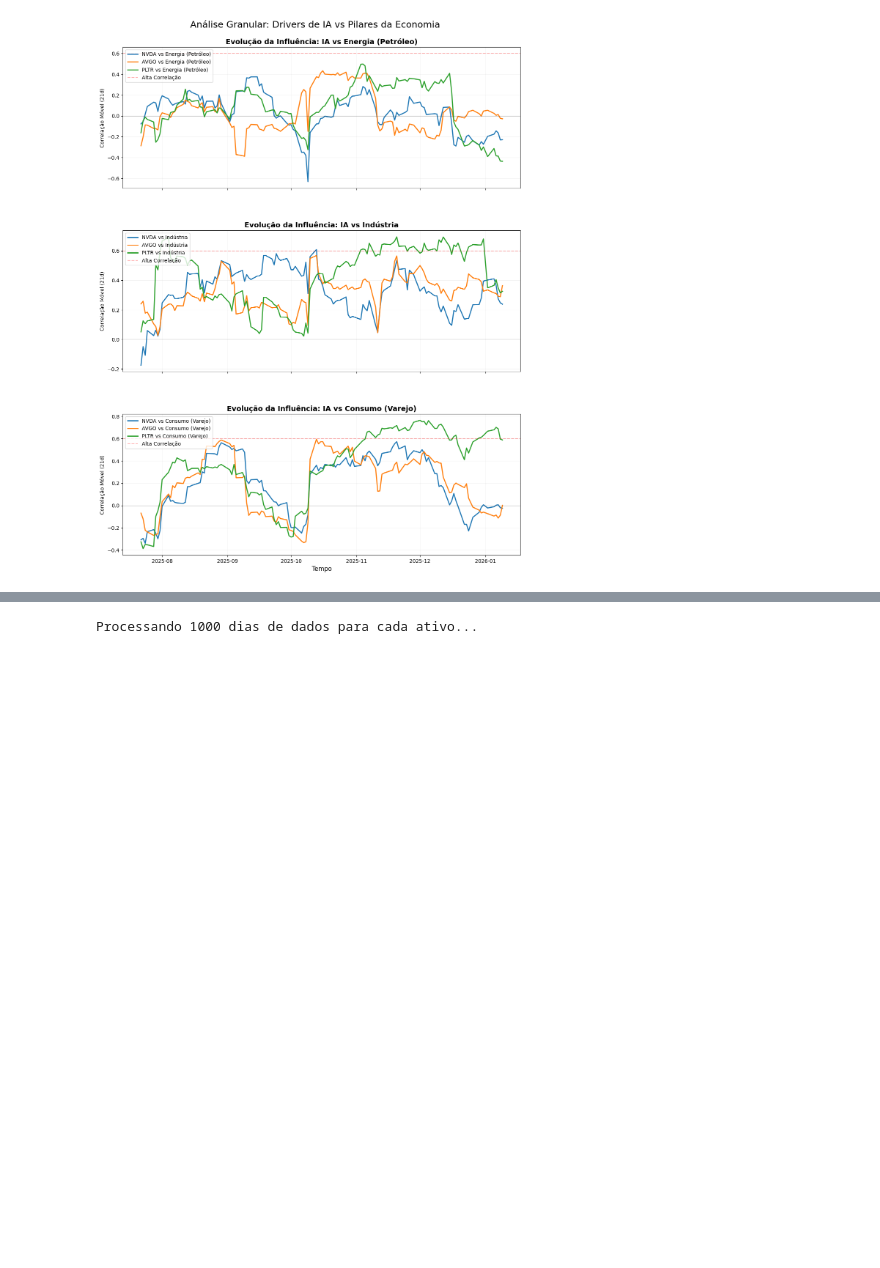
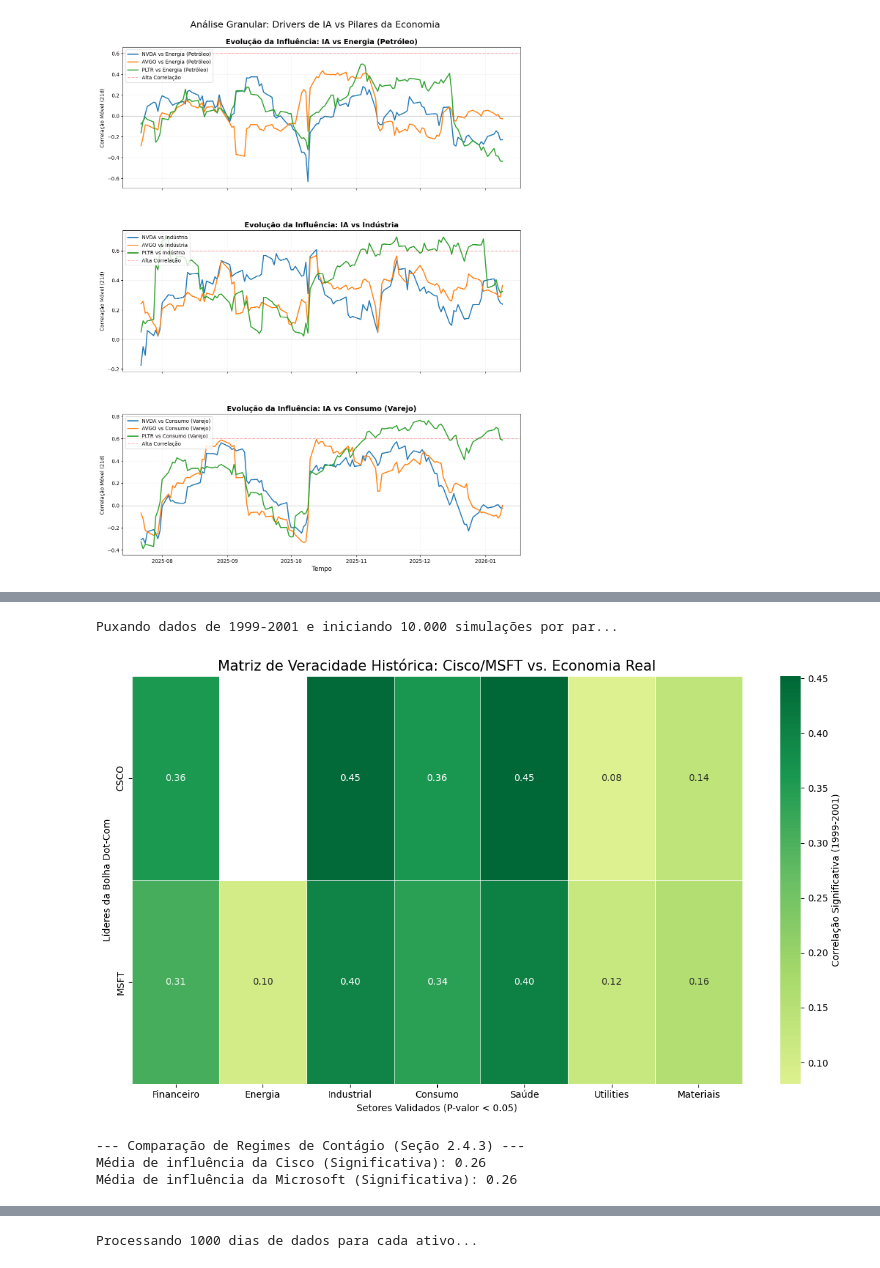
Before and after one commit to GuilhermeMP-prog/Dev.ensinaG4, a Jupyter notebook: main.ipynb, the cells around one changed output, grey strips where cells are left out. Drawn from its saved outputs; the diff is of its cells as text; code cells hidden in the pictures; blank space fills up the shorter version.

```diff
--- a/main.ipynb
+++ b/main.ipynb
@@ -1858,3 +1936,75 @@ Influência média da Microsoft nos setores: 0.26
+# %%
+import yfinance as yf
+import pandas as pd
+import numpy as np
+import seaborn as sns
+import matplotlib.pyplot as plt
+
+# --- 1. Setup Histórico (1999-2001) ---
+setores = {
+    "XLF": "Financeiro", "XLE": "Energia", "XLI": "Industrial",
+    "XLY": "Consumo", "XLV": "Saúde", "XLU": "Utilities", "XLB": "Materiais"
+}
+tech_lideres = ["CSCO", "MSFT"]
+todos_tickers = tech_lideres + list(setores.keys())
+
+print("Puxando dados de 1999-2001 e iniciando 10.000 simulações por par...")
+# Período crítico da bolha dot-com
+df_hist = yf.download(todos_tickers, start="1999-01-01", end="2002-01-01", auto_adjust=True, progress=False)['Close']
+returns_hist = df_hist.pct_change().dropna()
+
+# --- 2. Função de Permutação (Validação de Veracidade Histórica) ---
+def get_historical_permutation(s1, s2, n_sims=10000):
+    actual_corr = s1.corr(s2)
+    s2_vals = s2.values
+    count = 0
+    for _ in range(n_sims):
+        shuffled = np.random.permutation(s2_vals)
+        sim_corr = np.corrcoef(s1.values, shuffled)[0, 1]
+        if abs(sim_corr) >= abs(actual_corr):
+            count += 1
+    return actual_corr, count / n_sims
+
+# --- 3. Processamento das Matrizes ---
+corr_list = []
+p_list = []
+
+for tech in tech_lideres:
+    t_corrs = []
+    t_ps = []
+    for sec in setores.keys():
+        r, p = get_historical_permutation(returns_hist[tech], returns_hist[sec])
+        t_corrs.append(r)
+        t_ps.append(p)
+    corr_list.append(t_corrs)
+    p_list.append(t_ps)
+
+df_corr_hist = pd.DataFrame(corr_list, index=tech_lideres, columns=setores.values())
+df_p_hist = pd.DataFrame(p_list, index=tech_lideres, columns=setores.values())
+
+# --- 4. Visualização com Máscara de Significância ---
+plt.figure(figsize=(12, 7))
+mask = df_p_hist > 0.05 # Esconde o que não for significativo
+
+sns.heatmap(df_corr_hist, annot=True, cmap='RdYlGn', center=0, fmt=".2f",
+            linewidths=0.5, mask=mask, cbar_kws={'label': 'Correlação Significativa (1999-2001)'})
+
+plt.title("Matriz de Veracidade Histórica: Cisco/MSFT vs. Economia Real", fontsize=15)
+plt.xlabel("Setores Validados (P-valor < 0.05)")
+plt.ylabel("Líderes da Bolha Dot-Com")
+plt.tight_layout()
+plt.show()
+
+# --- 5. Insight Comparativo para a Tese ---
+print("\n--- Comparação de Regimes de Contágio (Seção 2.4.3) ---")
+print(f"Média de influência da Cisco (Significativa): {df_corr_hist.loc['CSCO'].mean():.2f}")
+print(f"Média de influência da Microsoft (Significativa): {df_corr_hist.loc['MSFT'].mean():.2f}")
+# %% [output]
+Puxando dados de 1999-2001 e iniciando 10.000 simulações por par...
+[figure, added]
+--- Comparação de Regimes de Contágio (Seção 2.4.3) ---
+Média de influência da Cisco (Significativa): 0.26
+Média de influência da Microsoft (Significativa): 0.26
 # %%
 import yfinance as yf
 import pandas as pd
```
Also changed, not shown: parts of 11 cells of this notebook.
